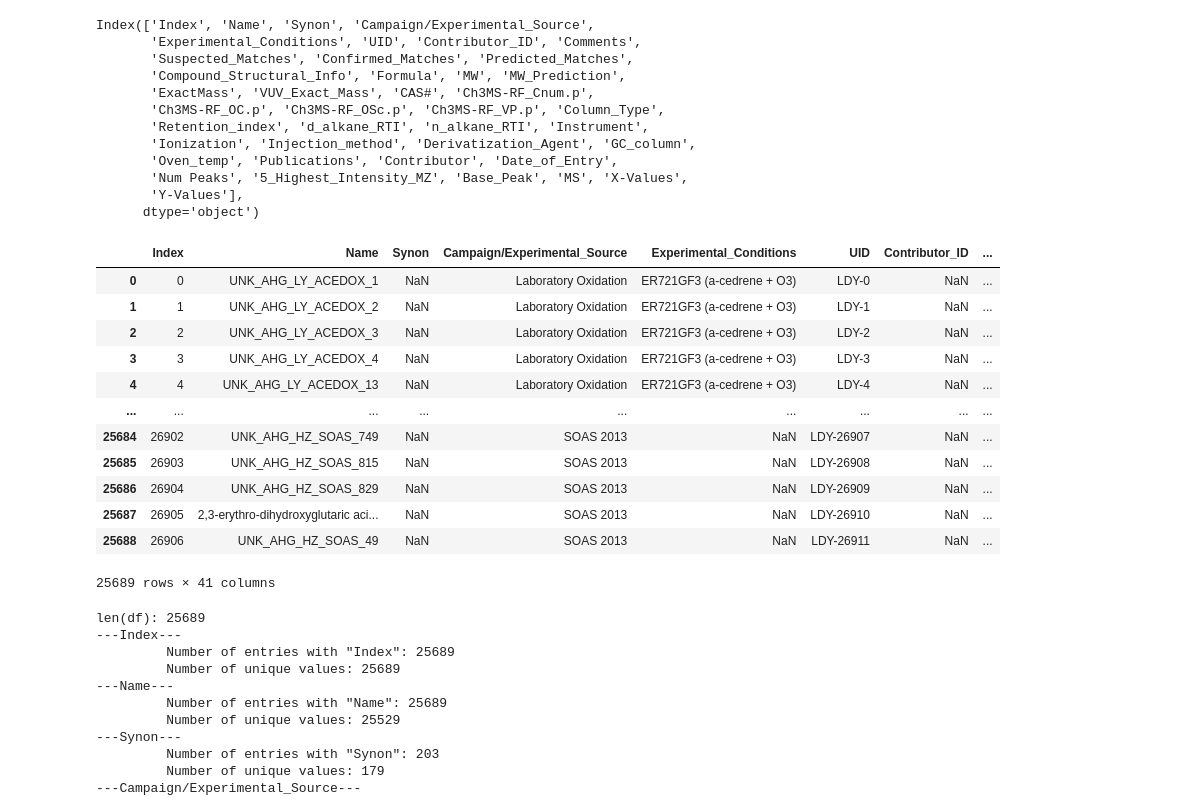
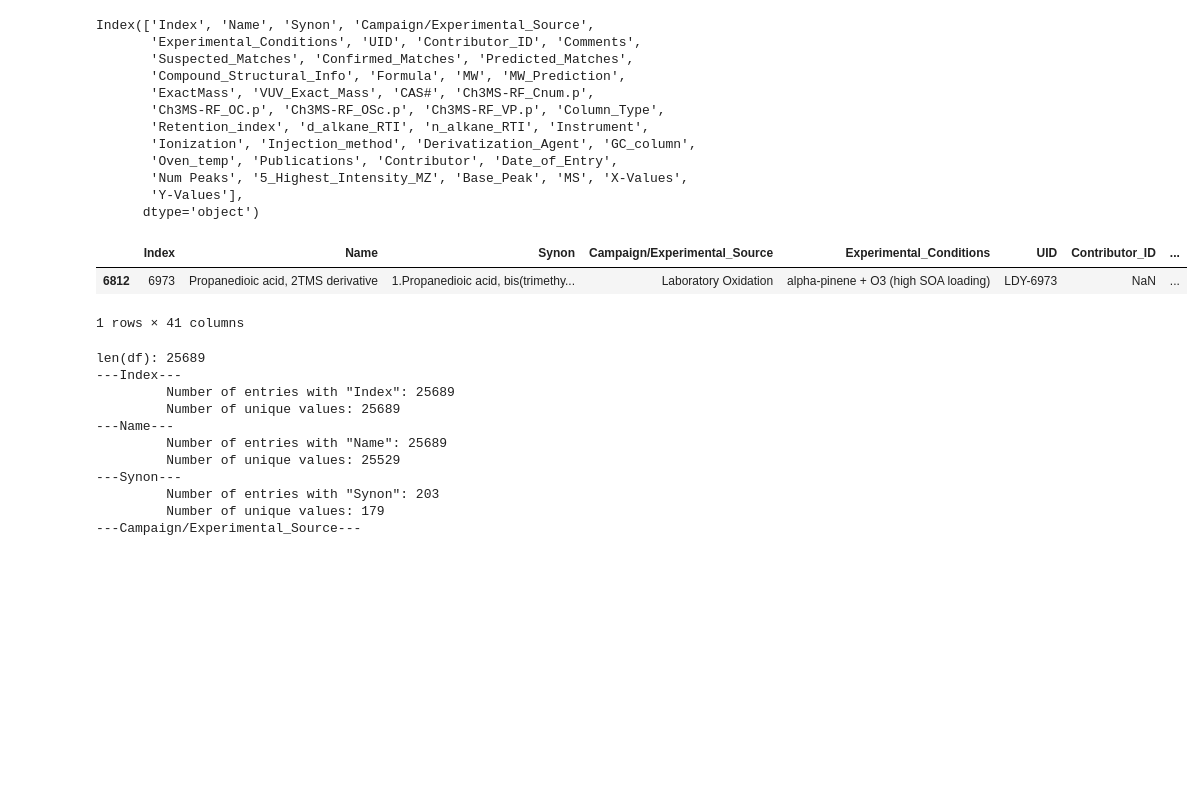
Before and after one commit to kuulia/DiffEIMS, a Jupyter notebook: notebooks/UCB-GLOBES-db.ipynb, the cells around one changed output. Saved outputs shown, nothing was run; the diff lists cells and outputs as text; code cells hidden in the pictures; blank space fills up the shorter version.

```diff
--- a/notebooks/UCB-GLOBES-db.ipynb
+++ b/notebooks/UCB-GLOBES-db.ipynb
@@ -27,21 +27,11 @@ Index(['Index', 'Name', 'Synon', 'Campaign/Experimental_Source',
        'Y-Values'],
       dtype='object')
 # %%
-df
+df[df['UID']=='LDY-6975']
 # %% [output]
 |  | Index | Name | Synon | Campaign/Experimental_Source | Experimental_Conditions | UID | Contributor_ID | ... |
-| 0 | 0 | UNK_AHG_LY_ACEDOX_1 | NaN | Laboratory Oxidation | ER721GF3 (a-cedrene + O3) | LDY-0 | NaN | ... |
-| 1 | 1 | UNK_AHG_LY_ACEDOX_2 | NaN | Laboratory Oxidation | ER721GF3 (a-cedrene + O3) | LDY-1 | NaN | ... |
-| 2 | 2 | UNK_AHG_LY_ACEDOX_3 | NaN | Laboratory Oxidation | ER721GF3 (a-cedrene + O3) | LDY-2 | NaN | ... |
-| 3 | 3 | UNK_AHG_LY_ACEDOX_4 | NaN | Laboratory Oxidation | ER721GF3 (a-cedrene + O3) | LDY-3 | NaN | ... |
-| 4 | 4 | UNK_AHG_LY_ACEDOX_13 | NaN | Laboratory Oxidation | ER721GF3 (a-cedrene + O3) | LDY-4 | NaN | ... |
-| ... | ... | ... | ... | ... | ... | ... | ... | ... |
-| 25684 | 26902 | UNK_AHG_HZ_SOAS_749 | NaN | SOAS 2013 | NaN | LDY-26907 | NaN | ... |
-| 25685 | 26903 | UNK_AHG_HZ_SOAS_815 | NaN | SOAS 2013 | NaN | LDY-26908 | NaN | ... |
-| 25686 | 26904 | UNK_AHG_HZ_SOAS_829 | NaN | SOAS 2013 | NaN | LDY-26909 | NaN | ... |
-| 25687 | 26905 | 2,3-erythro-dihydroxyglutaric aci... | NaN | SOAS 2013 | NaN | LDY-26910 | NaN | ... |
-| 25688 | 26906 | UNK_AHG_HZ_SOAS_49 | NaN | SOAS 2013 | NaN | LDY-26911 | NaN | ... |
+| 6812 | 6973 | Propanedioic acid, 2TMS derivative | 1.Propanedioic acid, bis(trimethy... | Laboratory Oxidation | alpha-pinene + O3 (high SOA loading) | LDY-6973 | NaN | ... |
-25689 rows × 41 columns
+1 rows × 41 columns
 # %%
 def col_num_not_na(df: pd.DataFrame, col: str):
     return len(df[~df[col].isna()])
```
Also changed, not shown: 10 other files.
